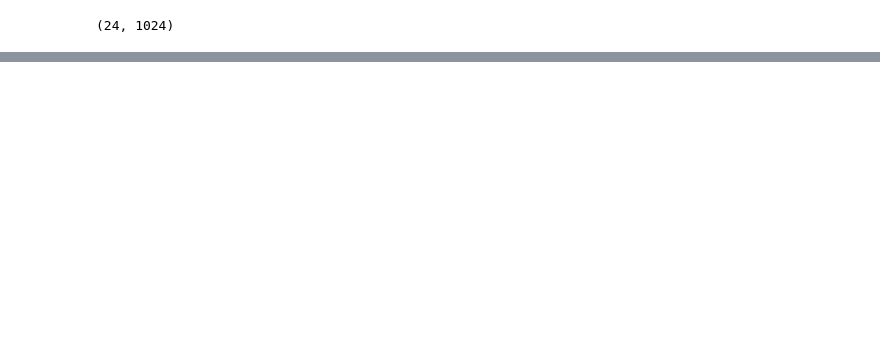
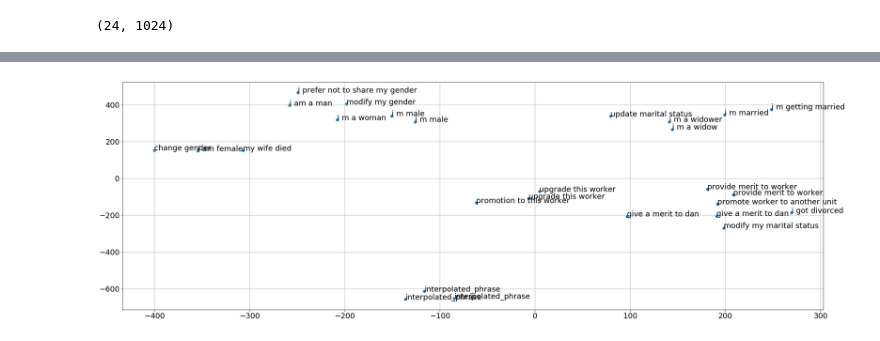
Before and after one commit to rsilveira79/embeddings_augmentation, a Jupyter notebook: 5_elmo_classifier_augmentation.ipynb, the cells around one changed output, grey strips where cells are left out. Cells and saved outputs as stored; diff of their text form; code cells hidden in the pictures; blank space fills up the shorter version.

Commit message:
first version of interpolation - not working

```diff
--- a/5_elmo_classifier_augmentation.ipynb
+++ b/5_elmo_classifier_augmentation.ipynb
@@ -658,0 +579,2 @@ for label, x, y in zip(sentences[0],sentences_tsne[:,0], sentences_tsne[:,1]):
+# %%
+interp = interpolate(x, size=(n_samples), mode='linear').squeeze(0).numpy().T
@@ -658,0 +585,2 @@ for label, x, y in zip(sentences[0],sentences_tsne[:,0], sentences_tsne[:,1]):
+# %%
+embeddings_np = np.vstack((embeddings_np,interp))
@@ -658,0 +591,5 @@ for label, x, y in zip(sentences[0],sentences_tsne[:,0], sentences_tsne[:,1]):
+# %%
+## include label for ref
+for i in range(embeddings_np.shape[0]-len(sentences[0])):
+    sentences[0].append("interpolated_phrase")
+sentences
@@ -658,0 +614,4 @@ for label, x, y in zip(sentences[0],sentences_tsne[:,0], sentences_tsne[:,1]):
+# %%
+tsne=TSNE(n_components=2,perplexity = 3, method ='exact',verbose=1)
+sentences_tsne = tsne.fit_transform(embeddings_np)
+sentences_tsne.shape
@@ -658,0 +625,10 @@ for label, x, y in zip(sentences[0],sentences_tsne[:,0], sentences_tsne[:,1]):
+# %%
+plt.subplots(figsize=(30, 10))
+plt.grid()
+plt.scatter(sentences_tsne[:,0], sentences_tsne[:,1])
+for label, x, y in zip(sentences[0],sentences_tsne[:,0], sentences_tsne[:,1]):
+    font = {'size' : 18, 'weight' : 'normal'}
+    plt.rc('font', **font)
+    plt.annotate(label, xy=(x, y), xytext=(0, 0), textcoords='offset points')
+# %% [output]
+[figure, added]
```
Also changed, not shown: parts of 46 cells of this notebook, 1 other file.
